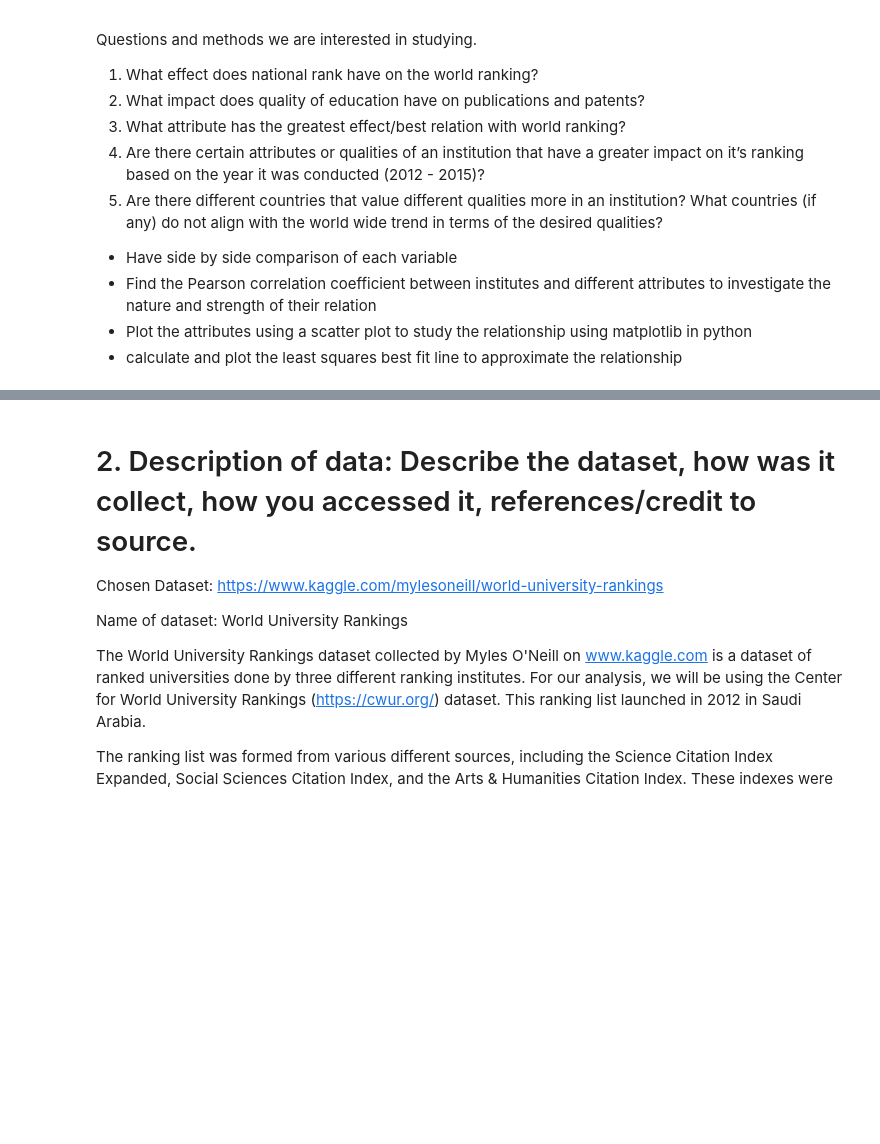
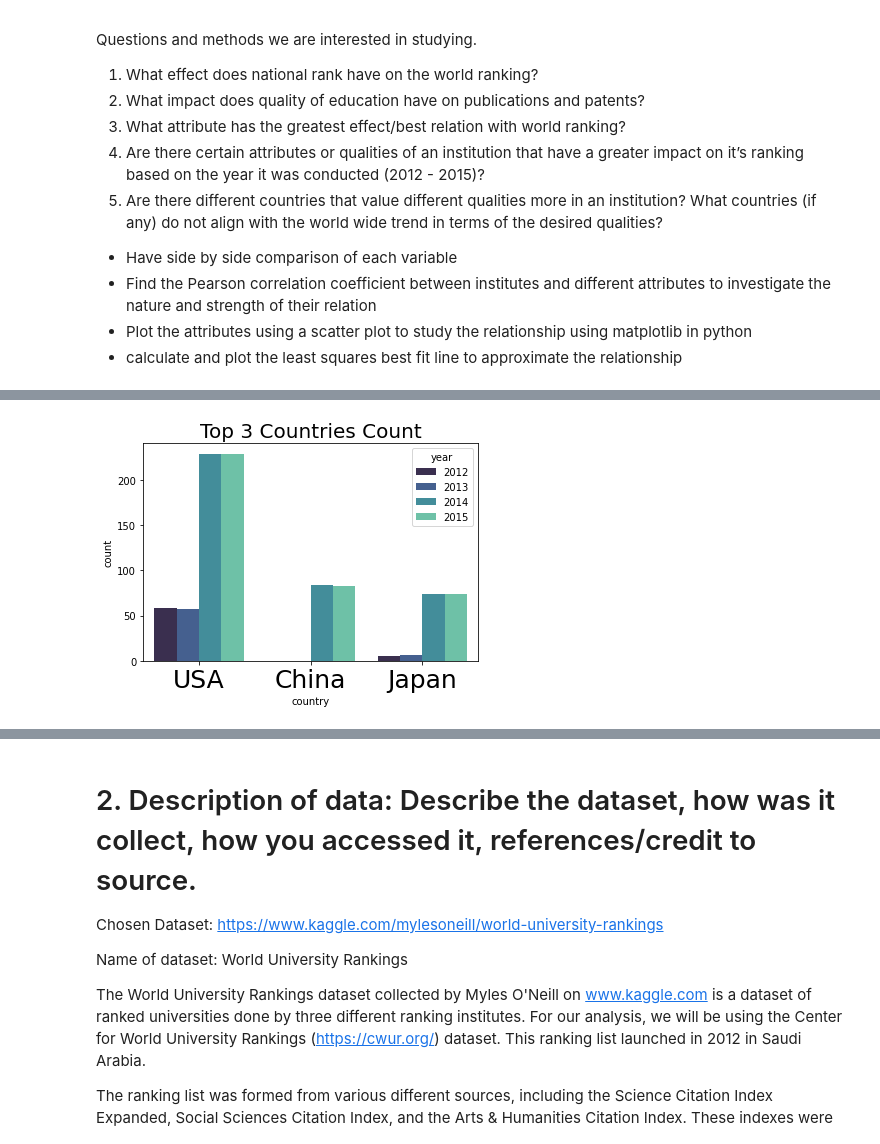
Before and after one commit to japnitahuja/Factors-that-influence-world-university-rankings, a Jupyter notebook: final-project.ipynb, the cells around one changed output, grey strips where cells are left out. Cells and saved outputs as stored; diff of their text form; code cells hidden in the pictures; blank space fills up the shorter version.

```diff
--- a/final-project.ipynb
+++ b/final-project.ipynb
@@ -27,0 +223,9 @@ Questions and methods we are interested in studying.
+# %%
+#9. Graph of the top three countries total count over the years
+top_3 = ['USA','China','Japan']
+sns.countplot(x="country", data=df, order=top_3, hue = df['year'], palette='mako')
+plt.xticks(size=25, rotation=0)
+plt.title("Top 3 Countries Count",fontsize=20)
+plt.show()
+# %% [output]
+[figure, added]
```
Also changed, not shown: parts of 15 cells of this notebook, 1 other file.
